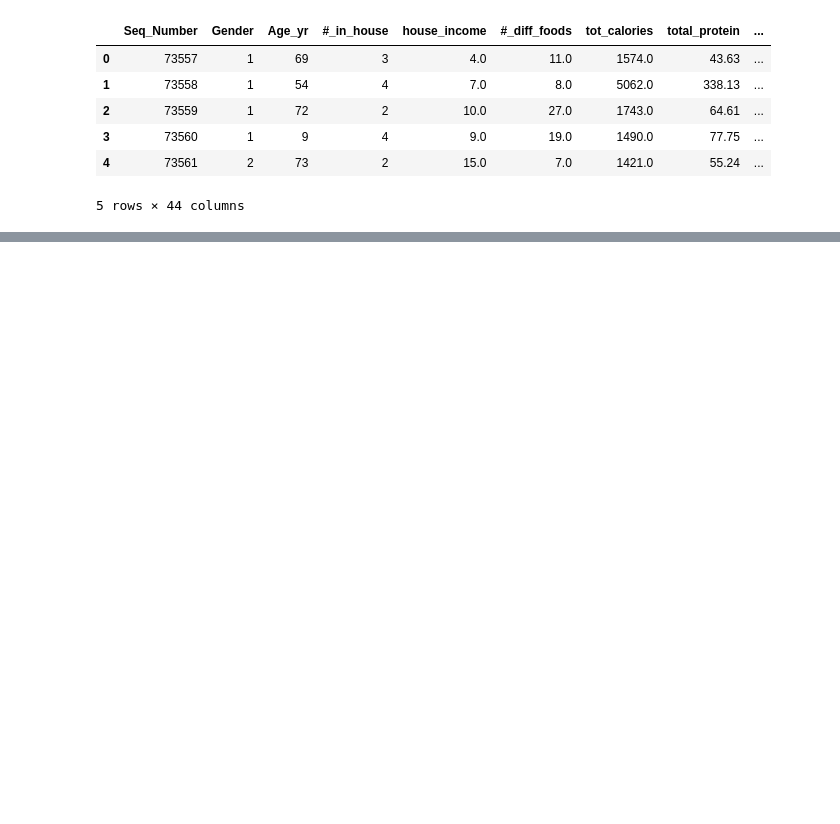
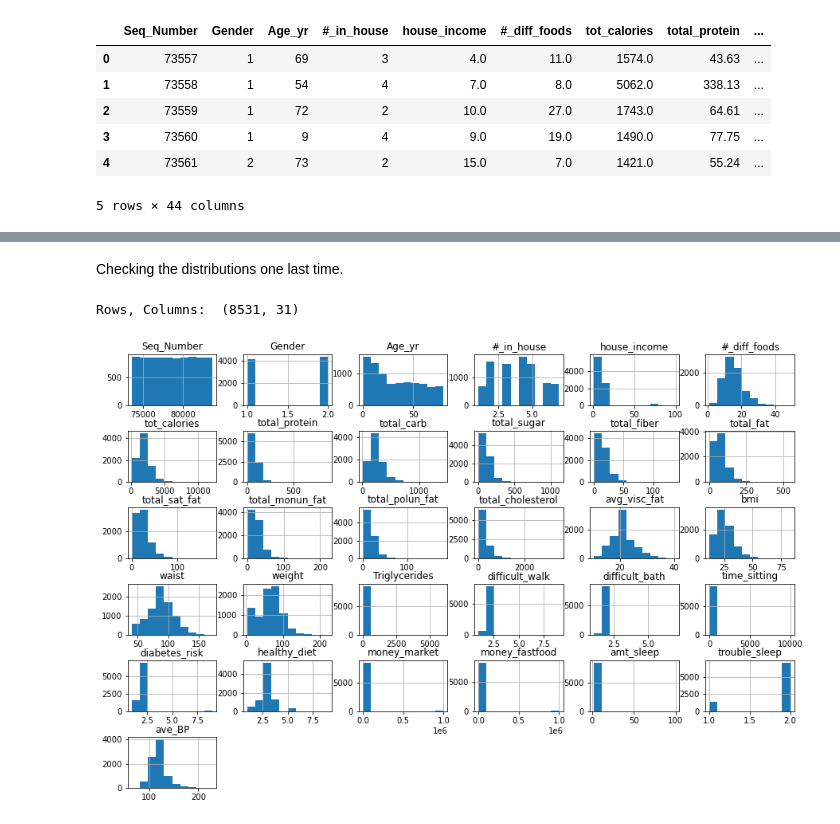
Before and after one commit to KnudsenNathan/SpringBoard, a Jupyter notebook: Capstone_2_Data_Wrangle.ipynb, the cells around one changed output, grey strips where cells are left out. Cells and saved outputs as stored; diff of their text form; code cells hidden in the pictures; blank space fills up the shorter version.

```diff
--- a/Capstone_2_Data_Wrangle.ipynb
+++ b/Capstone_2_Data_Wrangle.ipynb
@@ -214,0 +263,9 @@ df.head()
+# %% [markdown]
+Checking the distributions one last time.
+# %%
+df.hist(figsize=(15,10))
+plt.subplots_adjust(hspace=0.5)
+print('Rows, Columns: ', df.shape)
+# %% [output]
+Rows, Columns:  (8531, 31)
+[figure, added]
```
Also changed, not shown: parts of 29 cells of this notebook.
